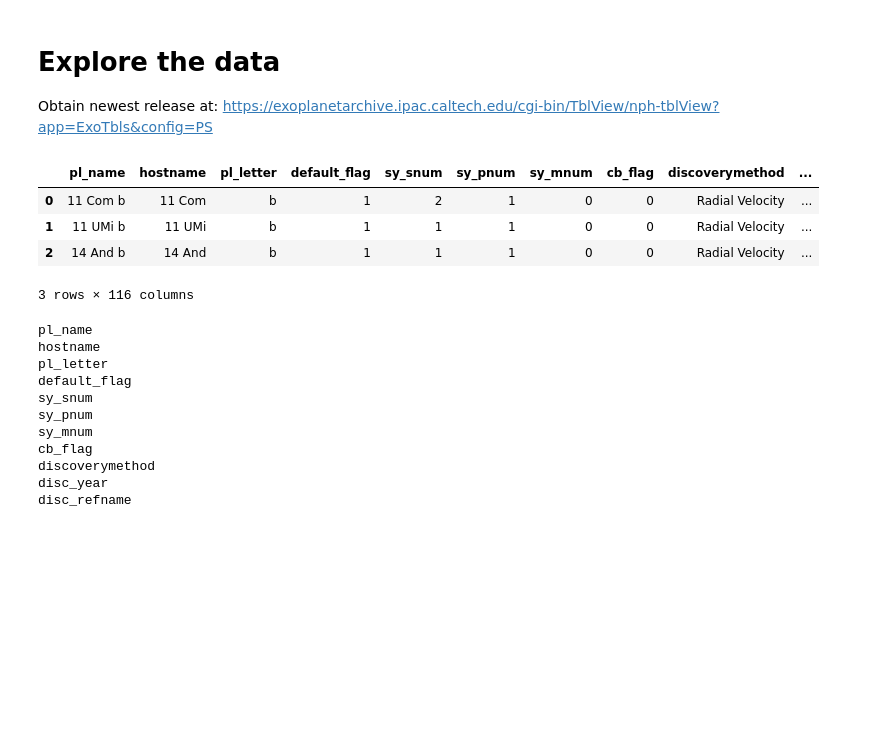
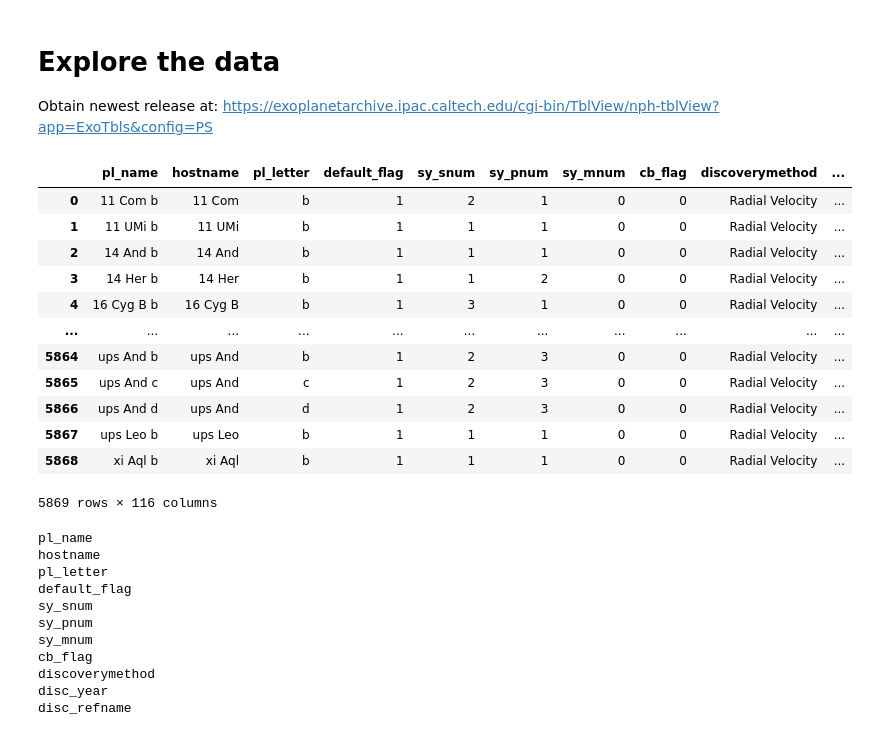
Before and after one commit to jxcbecker/ExoplanetsJumpstart, a Jupyter notebook: Resources/IPAC Plotting.ipynb, the cells around one changed output. Saved outputs shown, nothing was run; the diff lists cells and outputs as text; code cells hidden in the pictures; blank space fills up the shorter version.

```diff
--- a/Resources/IPAC Plotting.ipynb
+++ b/Resources/IPAC Plotting.ipynb
@@ -10,13 +10,21 @@ Obtain newest release at: https://exoplanetarchive.ipac.caltech.edu/cgi-bin/TblV
 # %%
 filename = "PS_2025.04.15_13.40.30.csv" # change this to your newly downloaded file
 data = pd.read_csv(filename, skiprows=124)
-data[:3]
+data
 # %% [output]
 |  | pl_name | hostname | pl_letter | default_flag | sy_snum | sy_pnum | sy_mnum | cb_flag | discoverymethod | ... |
 | 0 | 11 Com b | 11 Com | b | 1 | 2 | 1 | 0 | 0 | Radial Velocity | ... |
 | 1 | 11 UMi b | 11 UMi | b | 1 | 1 | 1 | 0 | 0 | Radial Velocity | ... |
 | 2 | 14 And b | 14 And | b | 1 | 1 | 1 | 0 | 0 | Radial Velocity | ... |
+| 3 | 14 Her b | 14 Her | b | 1 | 1 | 2 | 0 | 0 | Radial Velocity | ... |
+| 4 | 16 Cyg B b | 16 Cyg B | b | 1 | 3 | 1 | 0 | 0 | Radial Velocity | ... |
+| ... | ... | ... | ... | ... | ... | ... | ... | ... | ... | ... |
+| 5864 | ups And b | ups And | b | 1 | 2 | 3 | 0 | 0 | Radial Velocity | ... |
+| 5865 | ups And c | ups And | c | 1 | 2 | 3 | 0 | 0 | Radial Velocity | ... |
+| 5866 | ups And d | ups And | d | 1 | 2 | 3 | 0 | 0 | Radial Velocity | ... |
+| 5867 | ups Leo b | ups Leo | b | 1 | 1 | 1 | 0 | 0 | Radial Velocity | ... |
+| 5868 | xi Aql b | xi Aql | b | 1 | 1 | 1 | 0 | 0 | Radial Velocity | ... |
-3 rows × 116 columns
+5869 rows × 116 columns
 # %%
 for item in data.columns: print (item)
 # %% [output]
```
